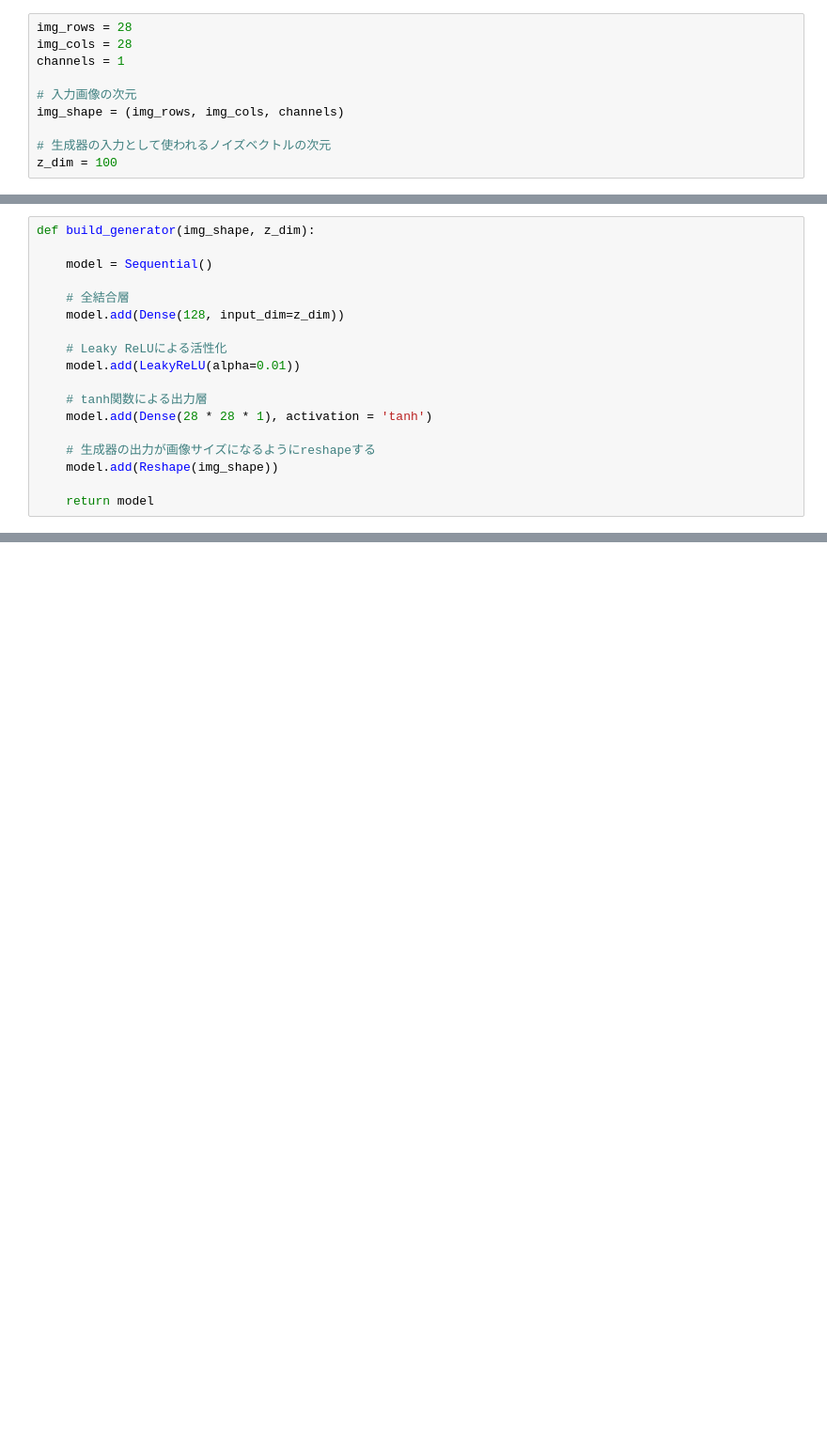
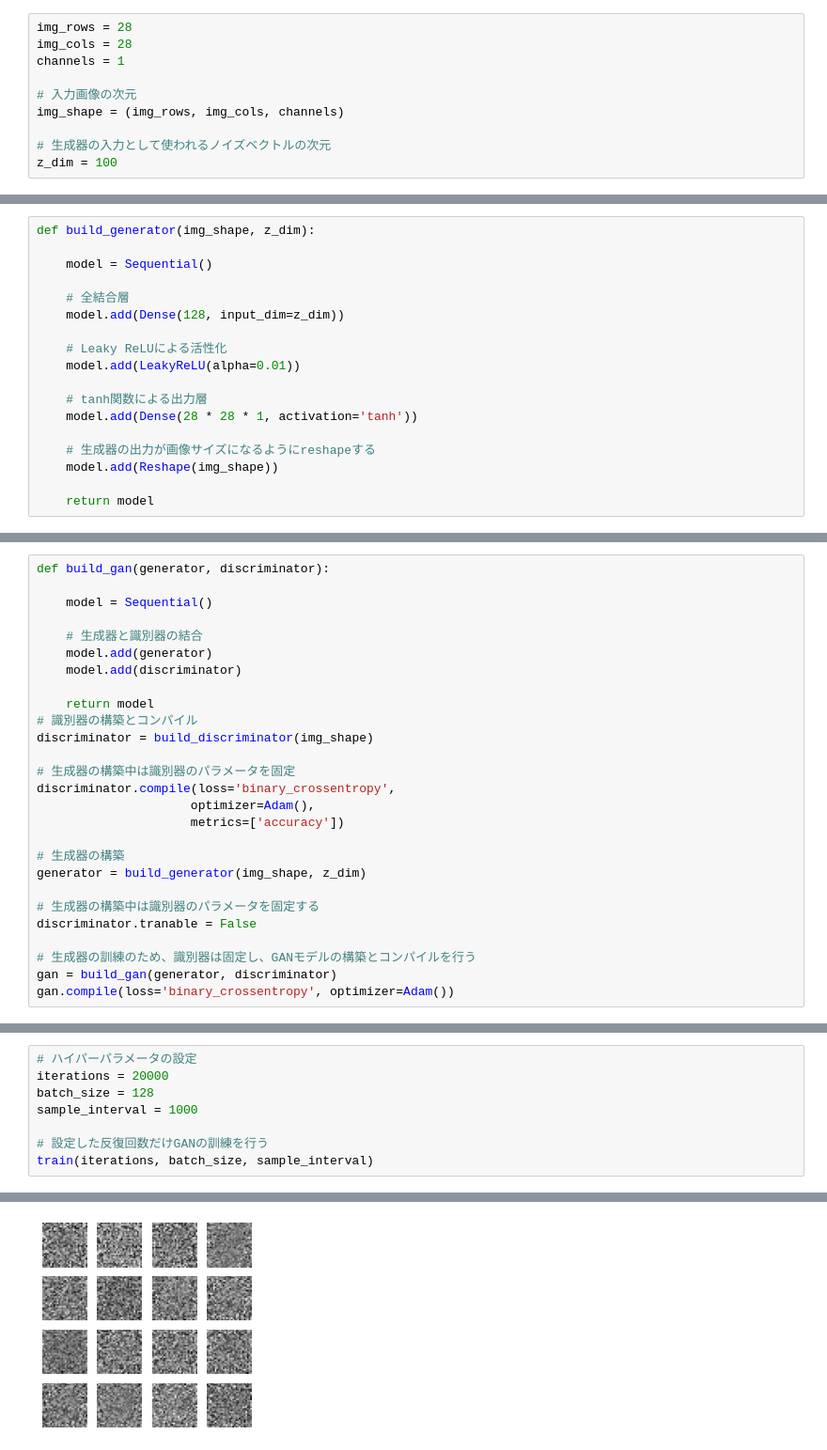
Before and after one commit to takerumimata/GANGAN-gashuku, a Jupyter notebook: gangan.ipynb, the cells around one changed output, grey strips where cells are left out. Shown at 94% size. Drawn from its saved outputs; the diff is of its cells as text; blank space fills up the shorter version.

```diff
--- a/gangan.ipynb
+++ b/gangan.ipynb
@@ -30,7 +33,7 @@ def build_generator(img_shape, z_dim):
     model.add(LeakyReLU(alpha=0.01))
 
     # tanh関数による出力層
-    model.add(Dense(28 * 28 * 1), activation = 'tanh')
+    model.add(Dense(28 * 28 * 1, activation='tanh'))
 
     # 生成器の出力が画像サイズになるようにreshapeする
     model.add(Reshape(img_shape))
@@ -48,0 +64,27 @@ def build_discreminator(img_shape):
+# %%
+def build_gan(generator, discriminator):
+
+    model = Sequential()
+
+    # 生成器と識別器の結合
+    model.add(generator)
+    model.add(discriminator)
+
+    return model
+# 識別器の構築とコンパイル
+discriminator = build_discriminator(img_shape)
+
+# 生成器の構築中は識別器のパラメータを固定
+discriminator.compile(loss='binary_crossentropy',
+                     optimizer=Adam(),
+                     metrics=['accuracy'])
+
+# 生成器の構築
+generator = build_generator(img_shape, z_dim)
+
+# 生成器の構築中は識別器のパラメータを固定する
+discriminator.tranable = False
+
+# 生成器の訓練のため、識別器は固定し、GANモデルの構築とコンパイルを行う
+gan = build_gan(generator, discriminator)
+gan.compile(loss='binary_crossentropy', optimizer=Adam())
@@ -48,0 +187,9 @@ def build_discreminator(img_shape):
+# %%
+# ハイパーパラメータの設定
+iterations = 20000
+batch_size = 128
+sample_interval = 1000
+
+# 設定した反復回数だけGANの訓練を行う
+train(iterations, batch_size, sample_interval)
+# %% [output]
@@ -48,0 +216 @@ def build_discreminator(img_shape):
+[figure, added]
```
Also changed, not shown: parts of 11 cells of this notebook.
